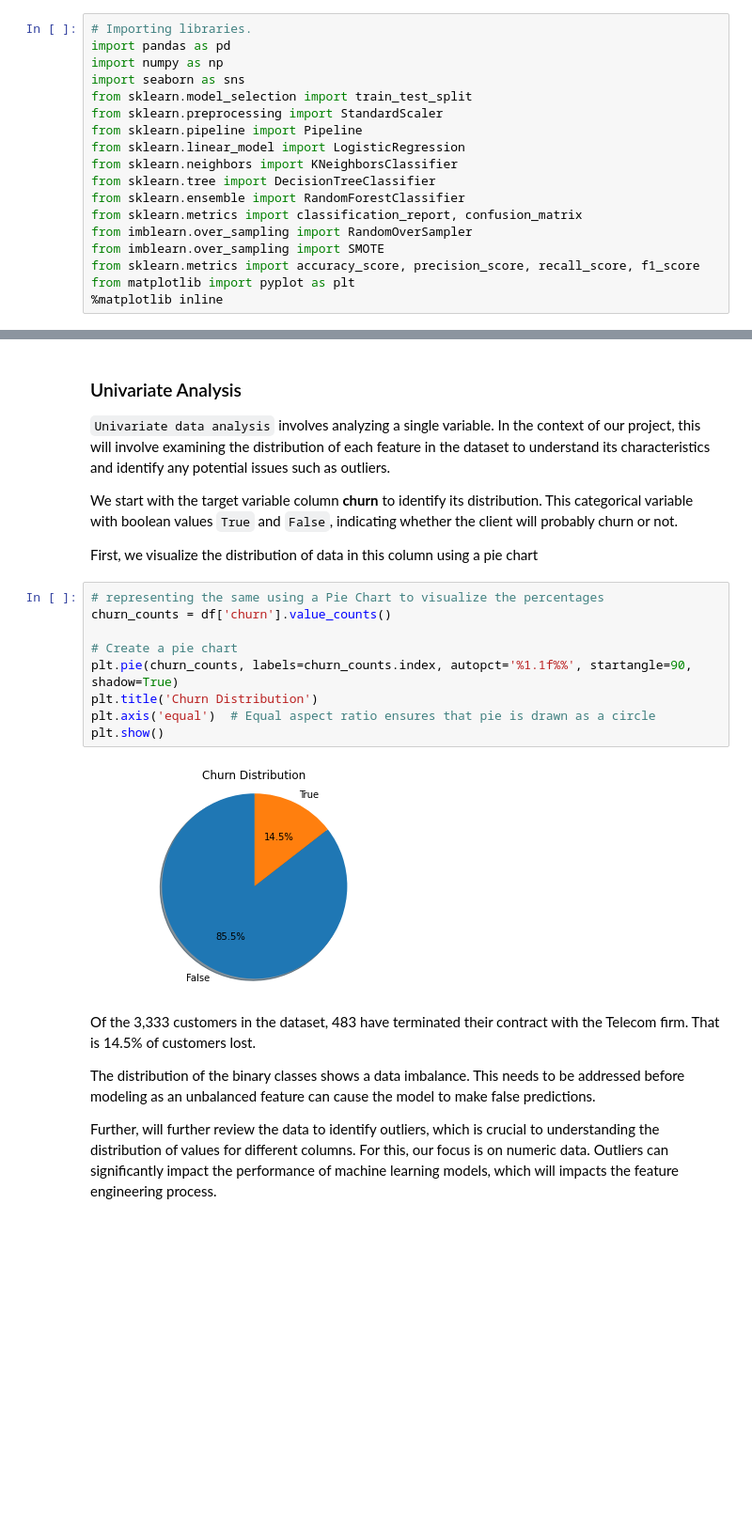
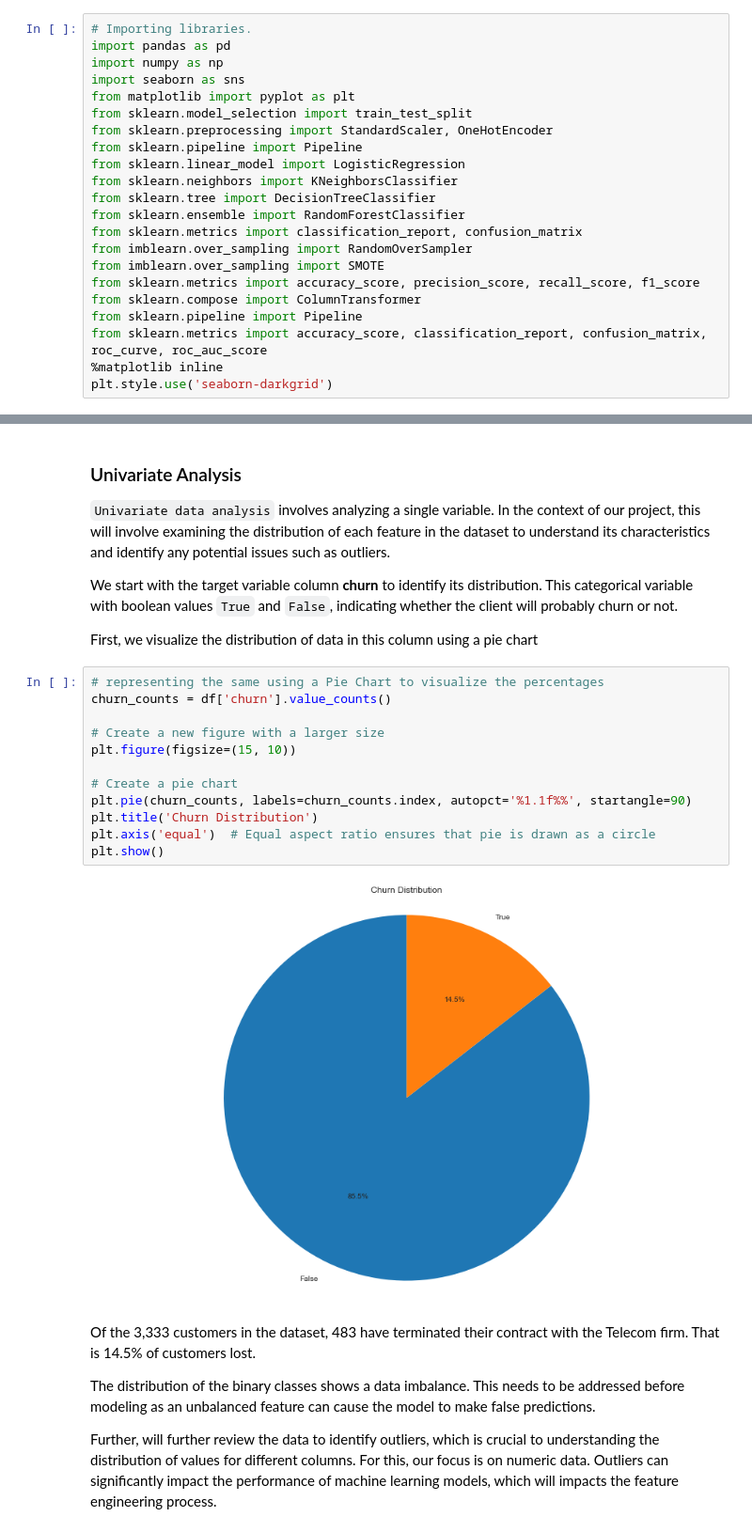
Before and after one commit to charles4data/DSF-Phase-3-Project-Predicting-Customer-Churn-at-SyriaTel-with-Machine-Learning, a Jupyter notebook: index.ipynb, the cells around one changed output, grey strips where cells are left out. Shown at 94% size. Cells and saved outputs as stored; diff of their text form; blank space fills up the shorter version.

```diff
--- a/index.ipynb
+++ b/index.ipynb
@@ -96,8 +96,9 @@ Here, we import all the libraries we will use for this project and load the data
 import pandas as pd
 import numpy as np
 import seaborn as sns
+from matplotlib import pyplot as plt
 from sklearn.model_selection import train_test_split
-from sklearn.preprocessing import StandardScaler
+from sklearn.preprocessing import StandardScaler, OneHotEncoder
 from sklearn.pipeline import Pipeline
 from sklearn.linear_model import LogisticRegression
 from sklearn.neighbors import KNeighborsClassifier
@@ -107,8 +108,11 @@ from sklearn.metrics import classification_report, confusion_matrix
 from imblearn.over_sampling import RandomOverSampler
 from imblearn.over_sampling import SMOTE
 from sklearn.metrics import accuracy_score, precision_score, recall_score, f1_score
-from matplotlib import pyplot as plt
+from sklearn.compose import ColumnTransformer
+from sklearn.pipeline import Pipeline
+from sklearn.metrics import accuracy_score, classification_report, confusion_matrix, roc_curve, roc_auc_score
 %matplotlib inline
+plt.style.use('seaborn-darkgrid')
 # %%
 #Loading the data into a pandas dataframe
 df = pd.read_csv('data/bigml_59c28831336c6604c800002a.csv')
@@ -556,14 +560,17 @@ First, we visualize the distribution of data in this column using a pie chart
 # %%
 # representing the same using a Pie Chart to visualize the percentages
 churn_counts = df['churn'].value_counts()
 
+# Create a new figure with a larger size
+plt.figure(figsize=(15, 10))
+
 # Create a pie chart
-plt.pie(churn_counts, labels=churn_counts.index, autopct='%1.1f%%', startangle=90, shadow=True)
+plt.pie(churn_counts, labels=churn_counts.index, autopct='%1.1f%%', startangle=90)
 plt.title('Churn Distribution')
 plt.axis('equal')  # Equal aspect ratio ensures that pie is drawn as a circle
 plt.show()
 # %% [output]
-[figure, old version]
+[figure, new version]
 # %% [markdown]
 Of the 3,333 customers in the dataset, 483 have terminated their contract with the Telecom firm. That is 14.5% of customers lost.
 
```
Also changed, not shown: parts of 38 cells of this notebook.
